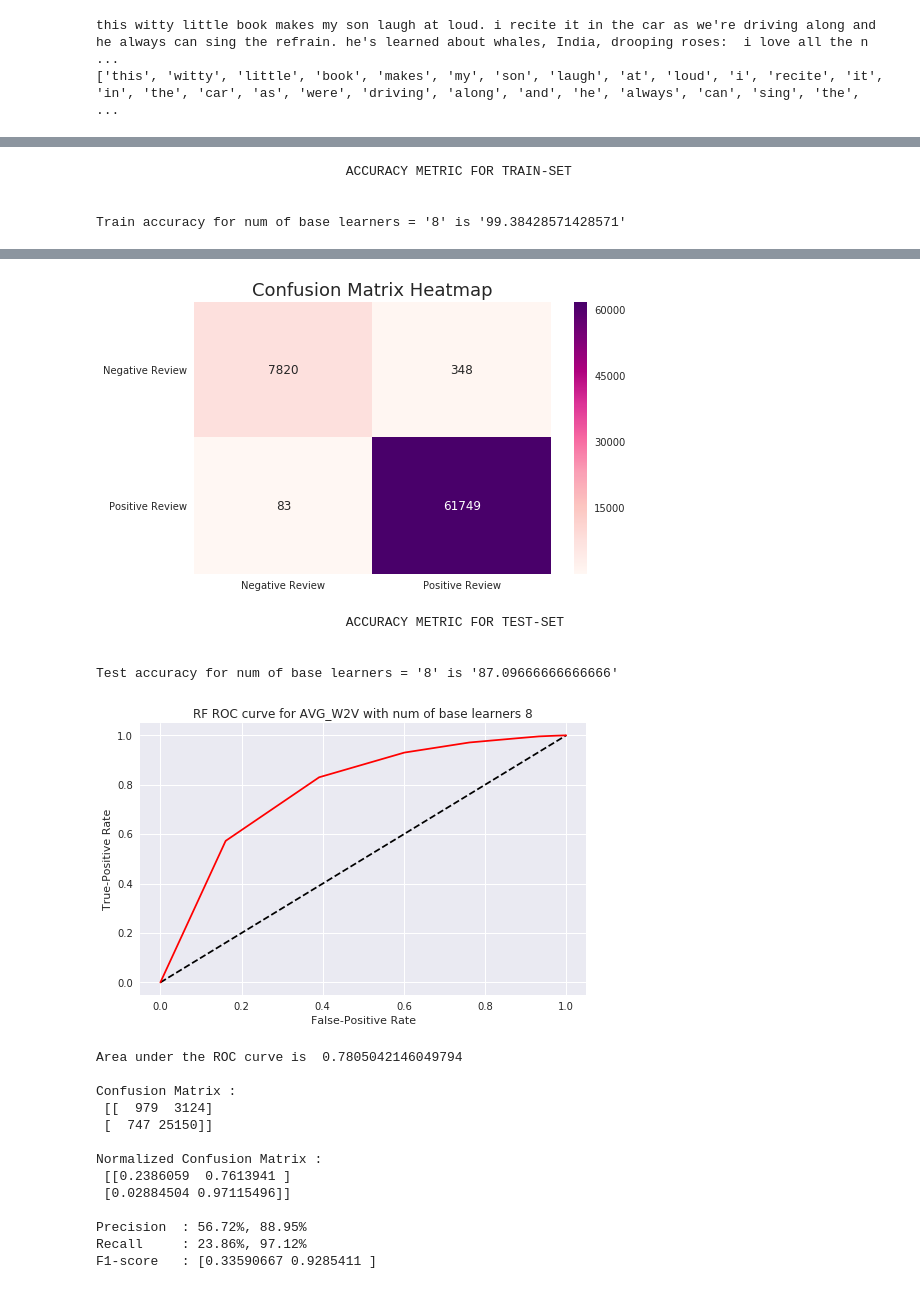
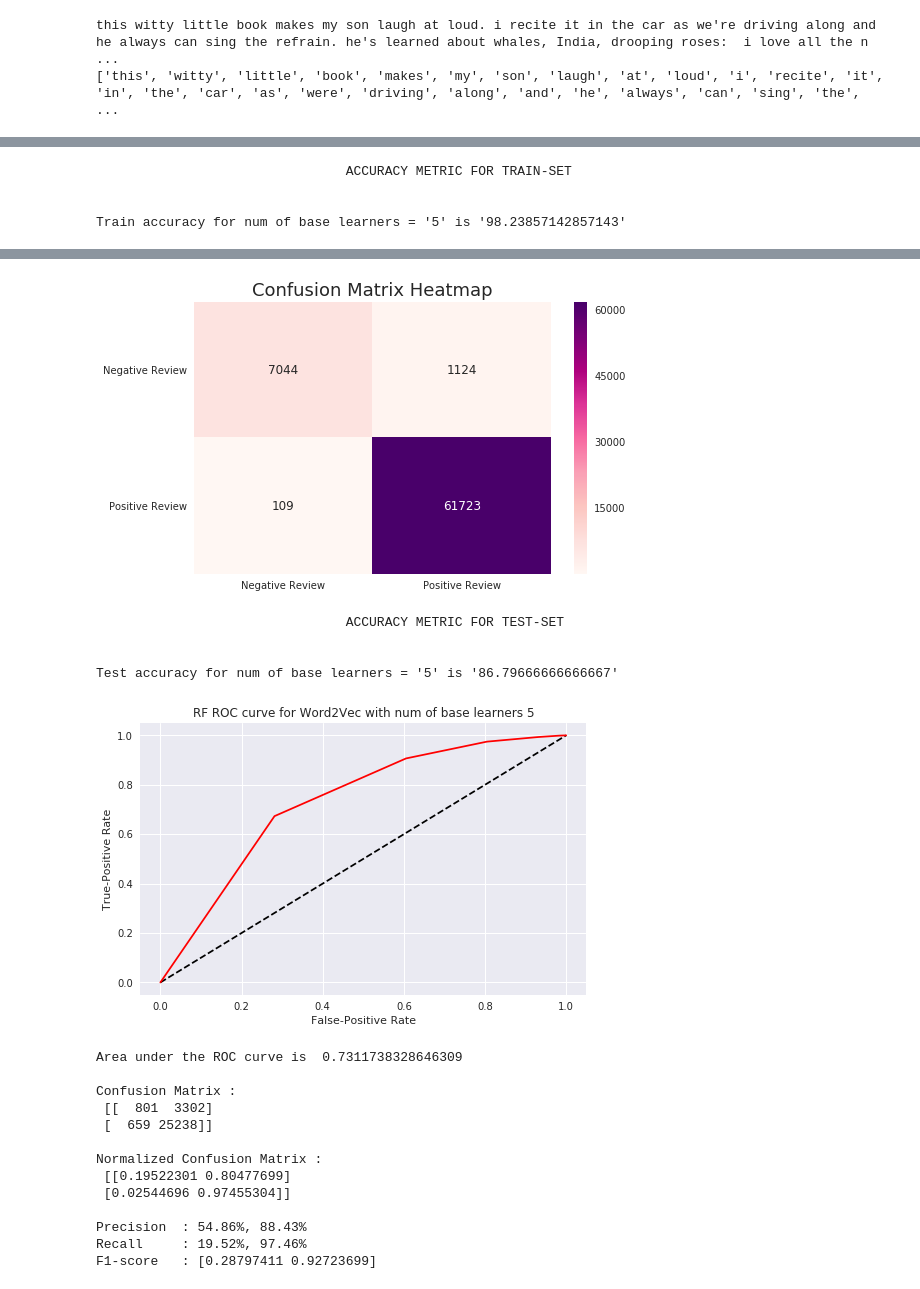
Before and after one commit to sradheya99/ML-Algorithms, a Jupyter notebook: 8.Random Forest/Untitled.ipynb, the cells around one changed output, grey strips where cells are left out. Cells and saved outputs as stored; diff of their text form; code cells hidden in the pictures.

```diff
--- a/8.Random Forest/Untitled.ipynb
+++ b/8.Random Forest/Untitled.ipynb
@@ -1109,8 +1254,8 @@ RandomForestClassifier(bootstrap=True, class_weight='balanced',
 # %%
-# accuracy matric for train and test data
-final_test_acc(train_vect, train_y, test_vect, test_y, 8, 'AVG_W2V')
+# accuracy measures for train and test data
+final_test_acc(train_vect, train_y, test_vect, test_y, 5, 'Word2Vec')
 # %% [output]
                                 ACCURACY METRIC FOR TRAIN-SET
 
 
-Train accuracy for num of base learners = '8' is '99.38428571428571'
+Train accuracy for num of base learners = '5' is '98.23857142857143'
@@ -1131,20 +1276,20 @@ F1-score   : [0.97318151 0.9965222 ]
-[figure, old version]
+[figure, new version]
                                 ACCURACY METRIC FOR TEST-SET
 
 
-Test accuracy for num of base learners = '8' is '87.09666666666666'
+Test accuracy for num of base learners = '5' is '86.79666666666667'
-[figure, old version]
+[figure, new version]
-Area under the ROC curve is  0.7805042146049794
+Area under the ROC curve is  0.7311738328646309
 
 Confusion Matrix :
- [[  979  3124]
- [  747 25150]]
+ [[  801  3302]
+ [  659 25238]]
 
 Normalized Confusion Matrix :
- [[0.2386059  0.7613941 ]
- [0.02884504 0.97115496]]
+ [[0.19522301 0.80477699]
+ [0.02544696 0.97455304]]
 
-Precision  : 56.72%, 88.95%
-Recall     : 23.86%, 97.12%
-F1-score   : [0.33590667 0.9285411 ]
+Precision  : 54.86%, 88.43%
+Recall     : 19.52%, 97.46%
+F1-score   : [0.28797411 0.92723699]
 [figure]
```
Also changed, not shown: parts of 44 cells of this notebook, 16 other files.
